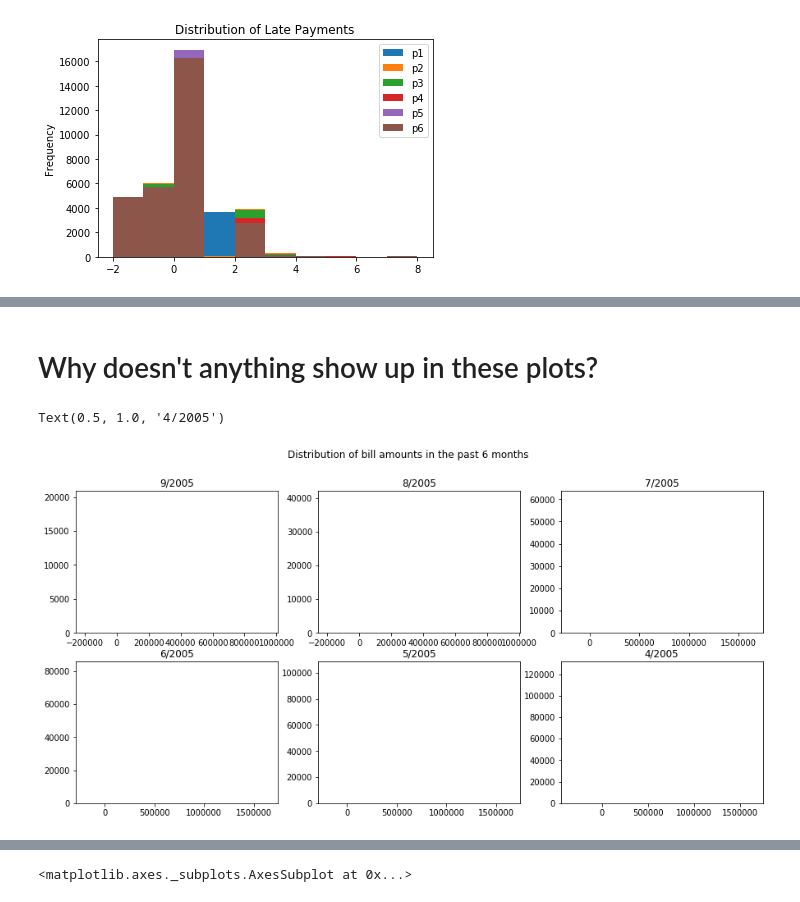
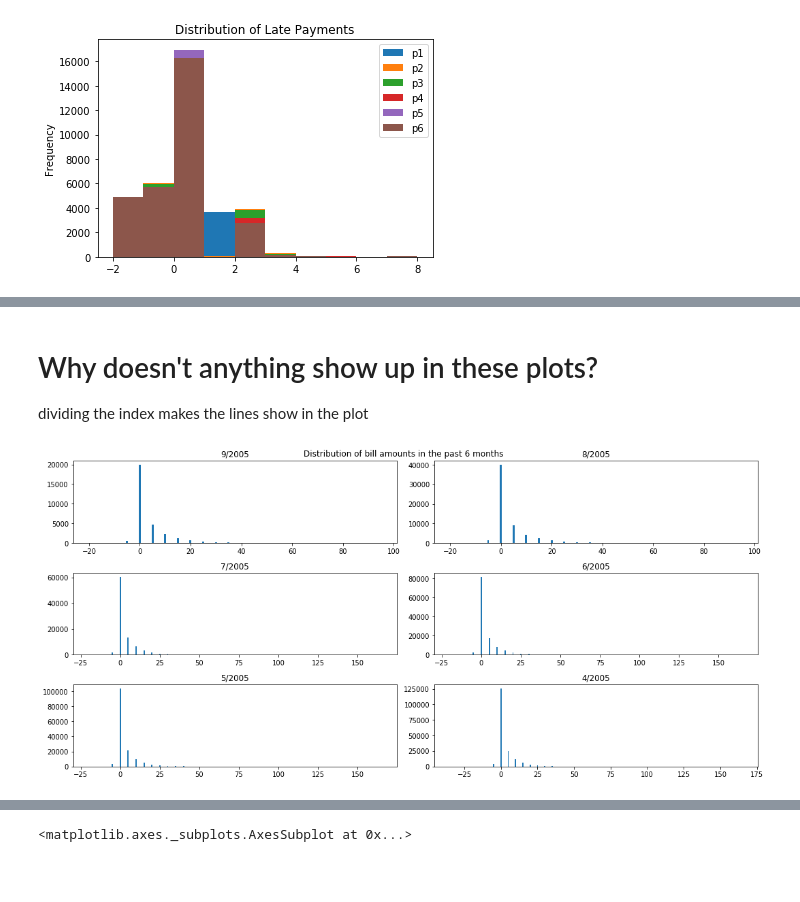
Before and after one commit to dfarkins/Springboard, a Jupyter notebook: Capstone 1 project/python 3 Credit Card Defaults.ipynb, the cells around one changed output, grey strips where cells are left out. Saved outputs shown, nothing was run; the diff lists cells and outputs as text; code cells hidden in the pictures; blank space fills up the shorter version.

```diff
--- a/Capstone 1 project/python 3 Credit Card Defaults.ipynb
+++ b/Capstone 1 project/python 3 Credit Card Defaults.ipynb
@@ -314,35 +314,35 @@ print(b1, '\n\n', b2, '\n\n', b3, '\n\n', b4, '\n\n', b5, '\n\n', b6)
 dtype: int64
 # %% [markdown]
 # Why doesn't anything show up in these plots?
+dividing the index makes the lines show in the plot
 # %%
 fig = plt.figure(figsize=(15, 7))
 plt.suptitle('Distribution of bill amounts in the past 6 months')
 
-plt.subplot(231)
-plt.bar(b1.index, b1.values)
+plt.subplot(321)
+plt.bar(b1.index/10000, b1.values)
 plt.title("9/2005")
 
-plt.subplot(232)
-plt.bar(b2.index, b2.values)
+plt.subplot(322)
+plt.bar(b2.index/10000, b2.values)
 plt.title("8/2005")
 
-plt.subplot(233)
-plt.bar(b3.index, b3.values)
+plt.subplot(323)
+plt.bar(b3.index/10000, b3.values)
 plt.title("7/2005")
 
-plt.subplot(234)
-plt.bar(b4.index, b4.values)
+plt.subplot(324)
+plt.bar(b4.index/10000, b4.values)
 plt.title("6/2005")
 
-plt.subplot(235)
-plt.bar(b5.index, b5.values)
+plt.subplot(325)
+plt.bar(b5.index/10000, b5.values)
 plt.title("5/2005")
 
-plt.subplot(236)
-plt.bar(b6.index, b6.values)
+plt.subplot(326)
+plt.bar(b6.index/10000, b6.values)
 plt.title("4/2005")
 
-#fig.tight_layout()
+fig.tight_layout()
 # %% [output]
-Text(0.5, 1.0, '4/2005')
-[figure, old version]
+[figure, new version]
```
Also changed, not shown: parts of 11 cells of this notebook.
